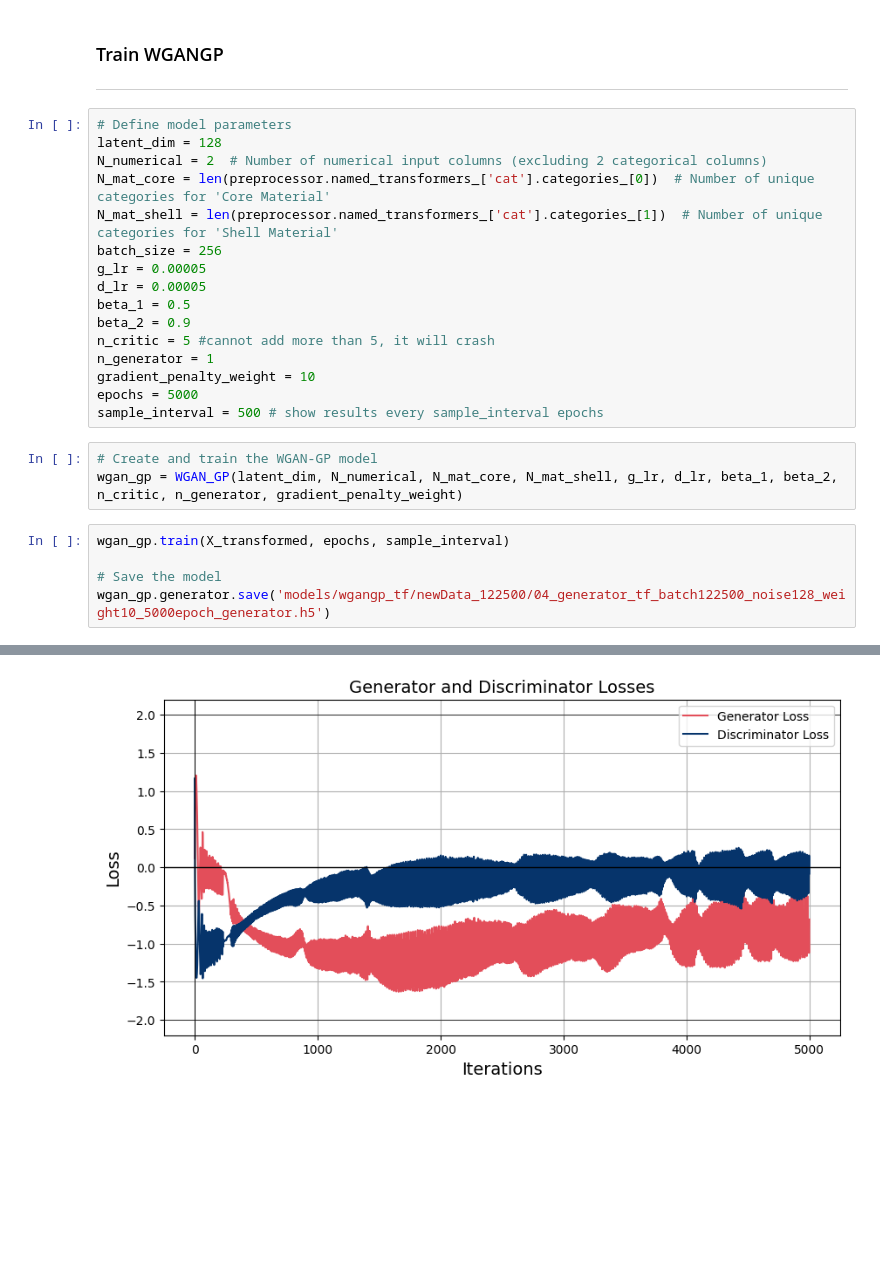
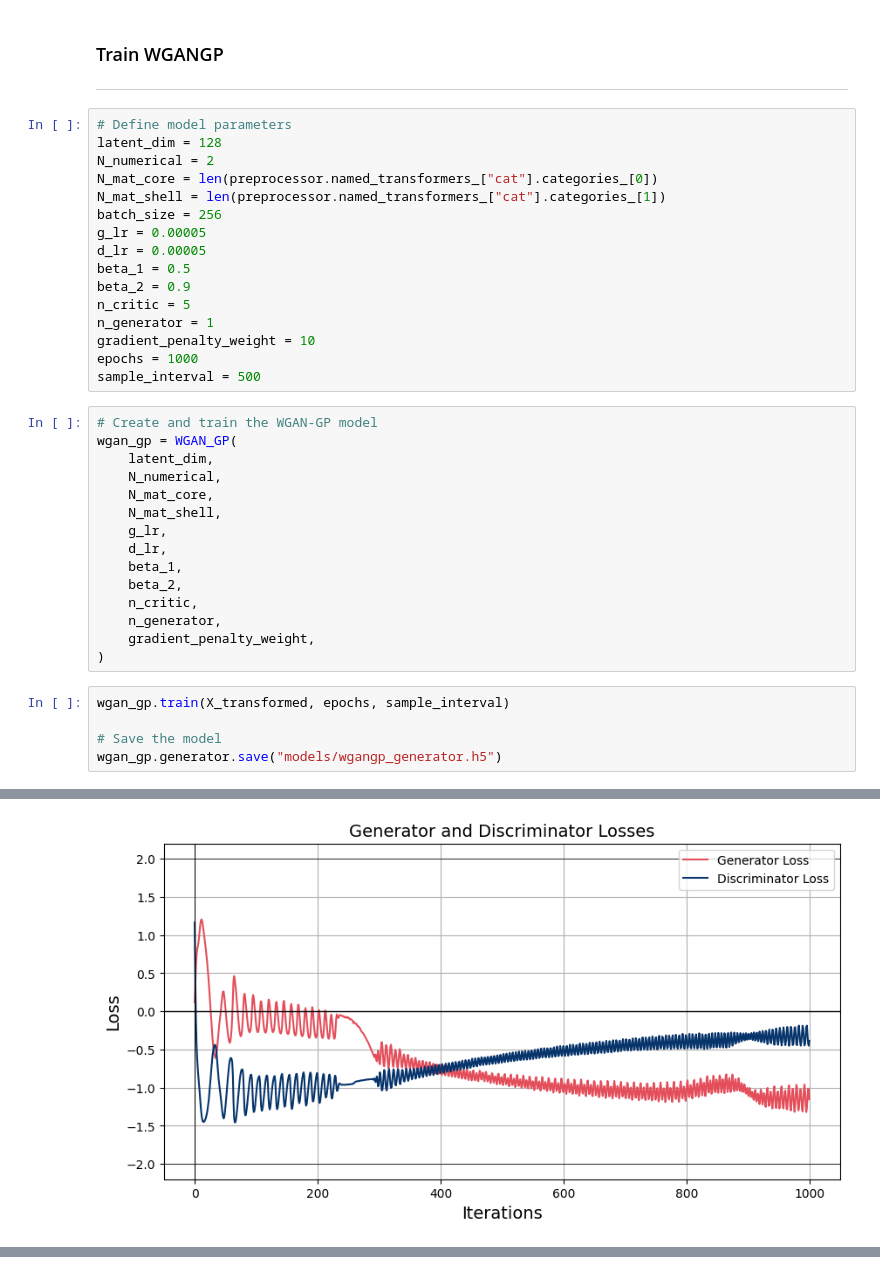
Before and after one commit to S-Dalin/gradient_optimization_with_discrete_materials, a Jupyter notebook: 03a_wgangp_wideDataset.ipynb, the cells around one changed output, grey strips where cells are left out. Saved outputs shown, nothing was run; the diff lists cells and outputs as text; blank space fills up the shorter version.

```diff
--- a/03a_wgangp_wideDataset.ipynb
+++ b/03a_wgangp_wideDataset.ipynb
@@ -129,25 +125,37 @@ I0000 00:00:1736253564.670519   13049 cuda_executor.cc:1015] successful NUMA nod
 # %%
 # Define model parameters
 latent_dim = 128
-N_numerical = 2  # Number of numerical input columns (excluding 2 categorical columns)
-N_mat_core = len(preprocessor.named_transformers_['cat'].categories_[0])  # Number of unique categories for 'Core Material'
-N_mat_shell = len(preprocessor.named_transformers_['cat'].categories_[1])  # Number of unique categories for 'Shell Material'
+N_numerical = 2
+N_mat_core = len(preprocessor.named_transformers_["cat"].categories_[0])
+N_mat_shell = len(preprocessor.named_transformers_["cat"].categories_[1])
 batch_size = 256
 g_lr = 0.00005
 d_lr = 0.00005
 beta_1 = 0.5
 beta_2 = 0.9
-n_critic = 5 #cannot add more than 5, it will crash
+n_critic = 5
 n_generator = 1
 gradient_penalty_weight = 10
-epochs = 5000
-sample_interval = 500 # show results every sample_interval epochs
+epochs = 1000
+sample_interval = 500
 # %%
 # Create and train the WGAN-GP model
-wgan_gp = WGAN_GP(latent_dim, N_numerical, N_mat_core, N_mat_shell, g_lr, d_lr, beta_1, beta_2, n_critic, n_generator, gradient_penalty_weight)
+wgan_gp = WGAN_GP(
+    latent_dim,
+    N_numerical,
+    N_mat_core,
+    N_mat_shell,
+    g_lr,
+    d_lr,
+    beta_1,
+    beta_2,
+    n_critic,
+    n_generator,
+    gradient_penalty_weight,
+)
 # %%
 wgan_gp.train(X_transformed, epochs, sample_interval)
 
 # Save the model
-wgan_gp.generator.save('models/wgangp_tf/newData_122500/04_generator_tf_batch122500_noise128_weight10_5000epoch_generator.h5')
+wgan_gp.generator.save("models/wgangp_generator.h5")
 # %% [output]
@@ -155,0 +164 @@ Epoch: 500, Discriminator Loss: -0.675075352191925, Generator Loss: -0.871686220
+[figure, new version]
@@ -164 +165,0 @@ Epoch: 4500, Discriminator Loss: 0.115963876247406, Generator Loss: -0.929947197
-[figure, old version]
```
Also changed, not shown: parts of 7 cells of this notebook, 18 other files.
